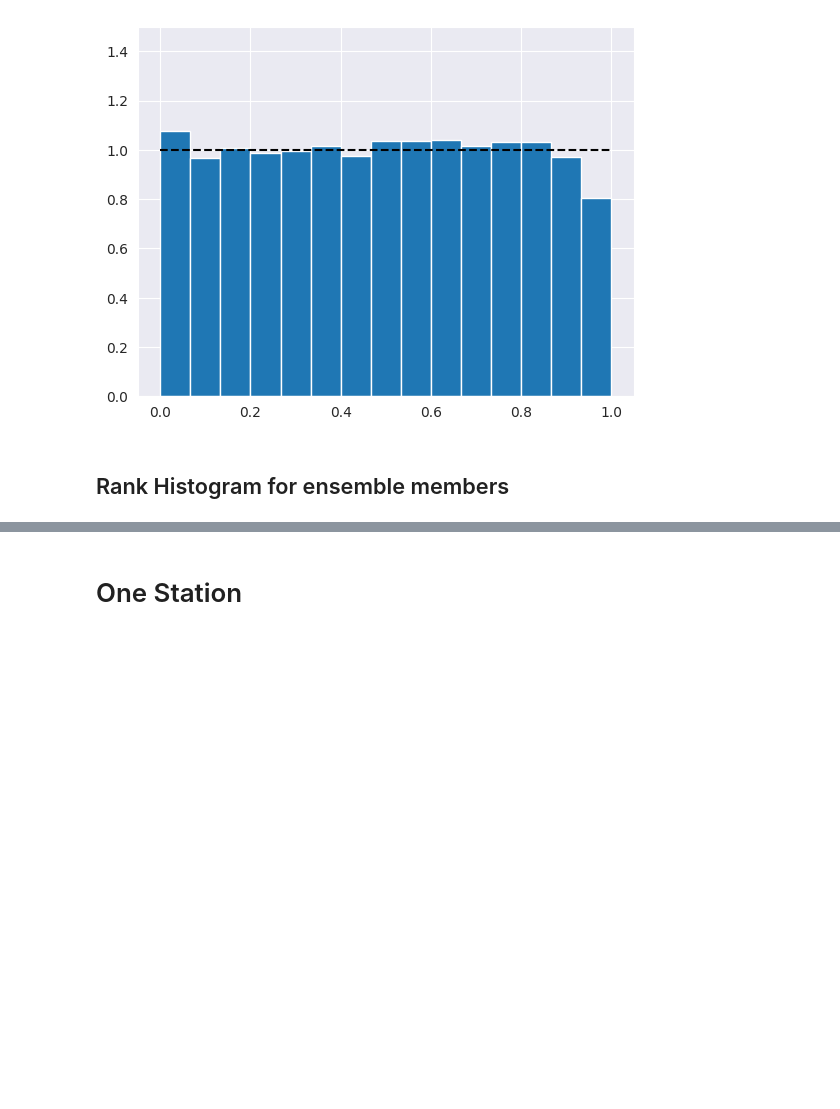
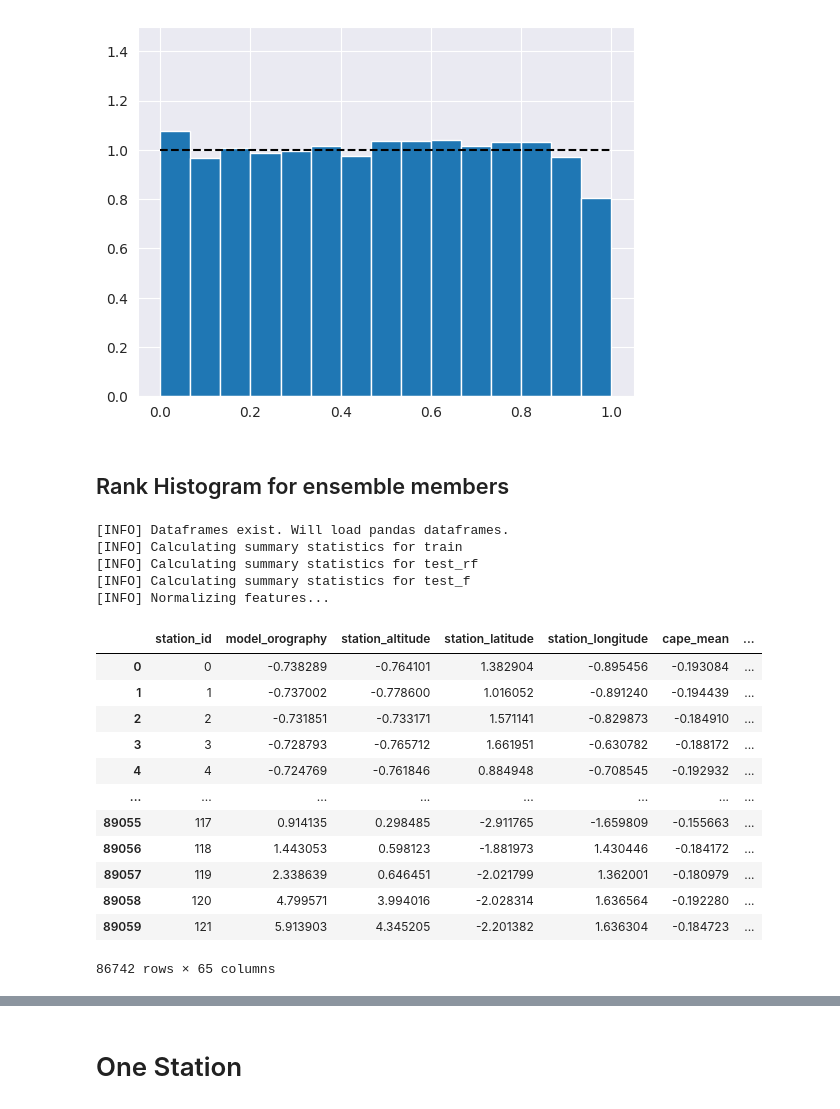
Before and after one commit to leachen01/gnnpp, a Jupyter notebook: exploration/drn_run.ipynb, the cells around one changed output, grey strips where cells are left out. Saved outputs shown, nothing was run; the diff lists cells and outputs as text; code cells hidden in the pictures; blank space fills up the shorter version.

```diff
--- a/exploration/drn_run.ipynb
+++ b/exploration/drn_run.ipynb
@@ -1084,4 +1084,46 @@ plt.hlines(xmin=0,xmax=1, y=1, colors="black", linestyles="--")
 # %% [markdown]
 ## Rank Histogram for ensemble members
 # %%
-# all ensemble members into bins?
+# all ensemble members into bins - in Moritz BA
+MODEL = "24h"
+dataframes = load_dataframes(mode="train",leadtime=MODEL)
+dataframes = summary_statistics(dataframes)
+dataframes.pop("stations")
+
+for X, y in dataframes.values():
+    X.reset_index(drop=True, inplace=True)
+    y.reset_index(drop=True, inplace=True)
+
+train, valid_test = normalize_features(training_data=dataframes["train"], valid_test_data=[dataframes["test_rf"], dataframes["test_f"]])
+
+train = drop_nans(train)
+(test_rf, test_f) = valid_test
+test_rf = drop_nans(test_rf)
+test_f = drop_nans(test_f)
+
+#targets =
+#predictions = pd.read_csv(os.path.join(SAVEPATH, f"{DATASET}_results.csv")) #target, mu, sigma
+#predictions = predictions.dropna(axis=0)
+
+#y = torch.tensor(predictions["t2m"].to_numpy()) # target
+#preds = torch.tensor(predictions[["mu", "sigma"]].to_numpy())
+test_f[0]
+# %% [output]
+[INFO] Dataframes exist. Will load pandas dataframes.
+[INFO] Calculating summary statistics for train
+[INFO] Calculating summary statistics for test_rf
+[INFO] Calculating summary statistics for test_f
+[INFO] Normalizing features...
+|  | station_id | model_orography | station_altitude | station_latitude | station_longitude | cape_mean | ... |
+| 0 | 0 | -0.738289 | -0.764101 | 1.382904 | -0.895456 | -0.193084 | ... |
+| 1 | 1 | -0.737002 | -0.778600 | 1.016052 | -0.891240 | -0.194439 | ... |
+| 2 | 2 | -0.731851 | -0.733171 | 1.571141 | -0.829873 | -0.184910 | ... |
+| 3 | 3 | -0.728793 | -0.765712 | 1.661951 | -0.630782 | -0.188172 | ... |
+| 4 | 4 | -0.724769 | -0.761846 | 0.884948 | -0.708545 | -0.192932 | ... |
+| ... | ... | ... | ... | ... | ... | ... | ... |
+| 89055 | 117 | 0.914135 | 0.298485 | -2.911765 | -1.659809 | -0.155663 | ... |
+| 89056 | 118 | 1.443053 | 0.598123 | -1.881973 | 1.430446 | -0.184172 | ... |
+| 89057 | 119 | 2.338639 | 0.646451 | -2.021799 | 1.362001 | -0.180979 | ... |
+| 89058 | 120 | 4.799571 | 3.994016 | -2.028314 | 1.636564 | -0.192280 | ... |
+| 89059 | 121 | 5.913903 | 4.345205 | -2.201382 | 1.636304 | -0.184723 | ... |
+86742 rows × 65 columns
```
Also changed, not shown: parts of 2 cells of this notebook, 3 other files.
